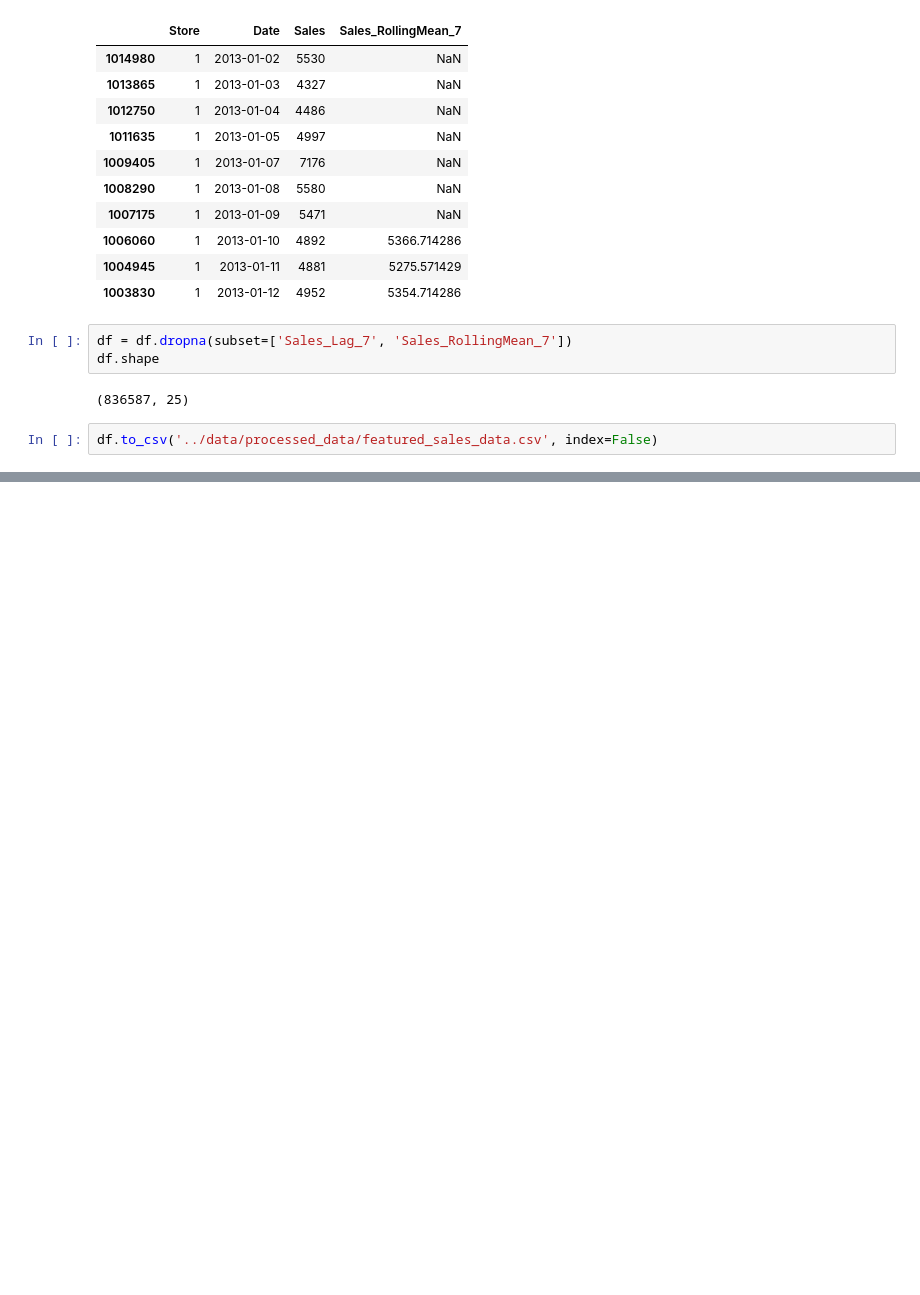
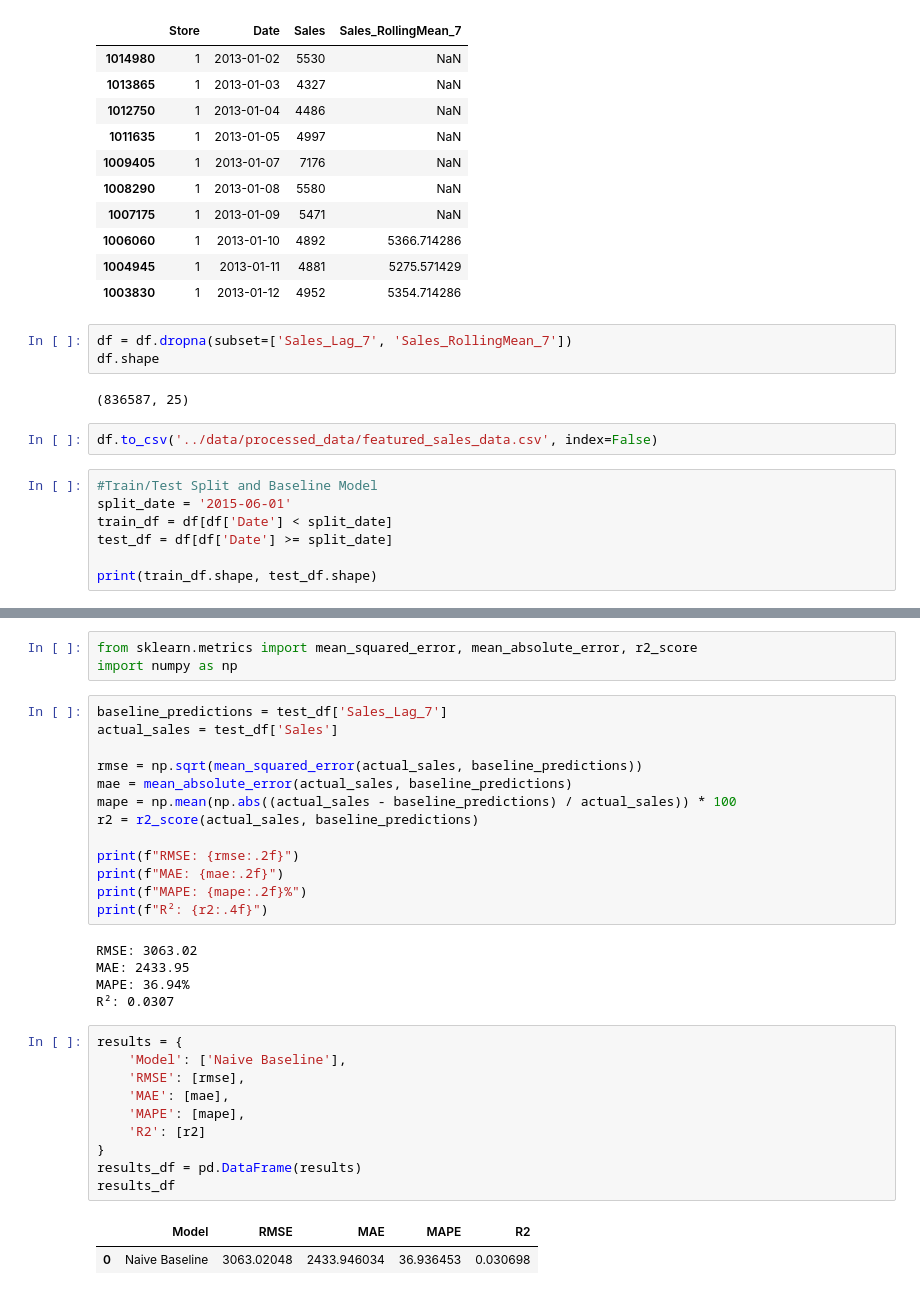
Before and after one commit to Sidhant-Jadhav/Sales_Prediction_Model, a Jupyter notebook: notebooks/exploration.ipynb, the cells around one changed output, grey strips where cells are left out. Saved outputs shown, nothing was run; the diff lists cells and outputs as text; blank space fills up the shorter version.

Commit message:
Add chronological train/test split and naive baseline metrics

```diff
--- a/notebooks/exploration.ipynb
+++ b/notebooks/exploration.ipynb
@@ -277,3 +277,10 @@ df.shape
 (836587, 25)
 # %%
 df.to_csv('../data/processed_data/featured_sales_data.csv', index=False)
+# %%
+#Train/Test Split and Baseline Model
+split_date = '2015-06-01'
+train_df = df[df['Date'] < split_date]
+test_df = df[df['Date'] >= split_date]
+
+print(train_df.shape, test_df.shape)
@@ -279,0 +305,34 @@ df.to_csv('../data/processed_data/featured_sales_data.csv', index=False)
+# %%
+from sklearn.metrics import mean_squared_error, mean_absolute_error, r2_score
+import numpy as np
+# %%
+baseline_predictions = test_df['Sales_Lag_7']
+actual_sales = test_df['Sales']
+
+rmse = np.sqrt(mean_squared_error(actual_sales, baseline_predictions))
+mae = mean_absolute_error(actual_sales, baseline_predictions)
+mape = np.mean(np.abs((actual_sales - baseline_predictions) / actual_sales)) * 100
+r2 = r2_score(actual_sales, baseline_predictions)
+
+print(f"RMSE: {rmse:.2f}")
+print(f"MAE: {mae:.2f}")
+print(f"MAPE: {mape:.2f}%")
+print(f"R²: {r2:.4f}")
+# %% [output]
+RMSE: 3063.02
+MAE: 2433.95
+MAPE: 36.94%
+R²: 0.0307
+# %%
+results = {
+    'Model': ['Naive Baseline'],
+    'RMSE': [rmse],
+    'MAE': [mae],
+    'MAPE': [mape],
+    'R2': [r2]
+}
+results_df = pd.DataFrame(results)
+results_df
+# %% [output]
+|  | Model | RMSE | MAE | MAPE | R2 |
+| 0 | Naive Baseline | 3063.02048 | 2433.946034 | 36.936453 | 0.030698 |
```
Also changed, not shown: parts of 3 cells of this notebook.
